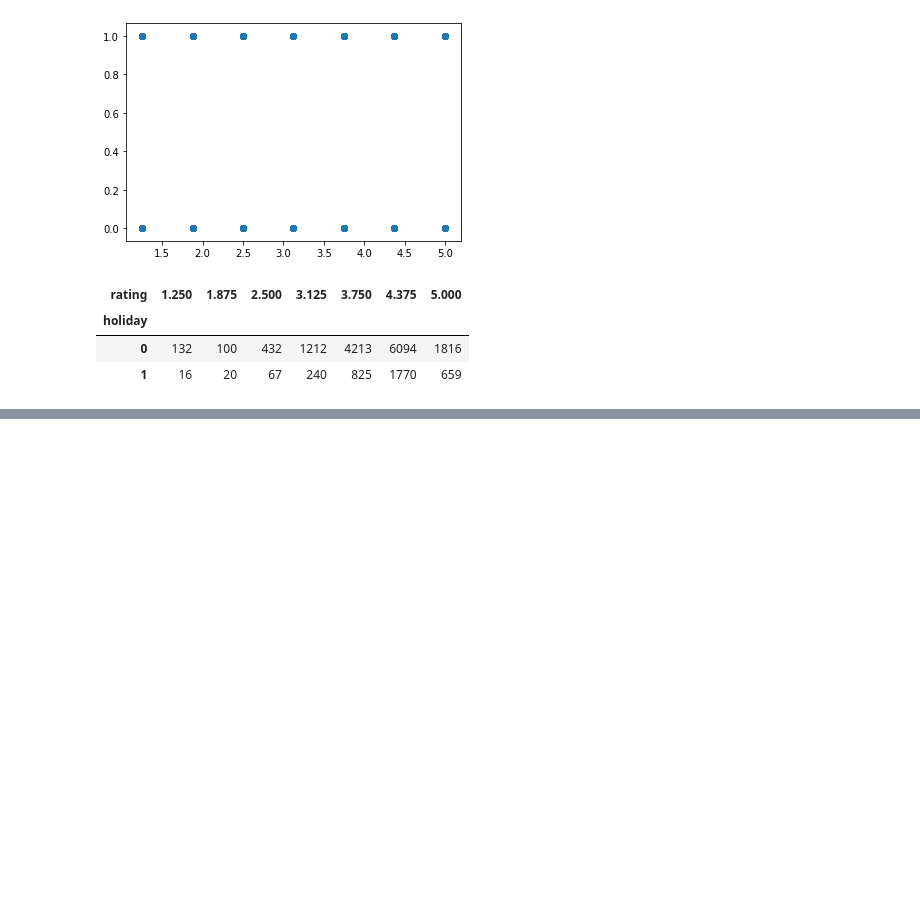
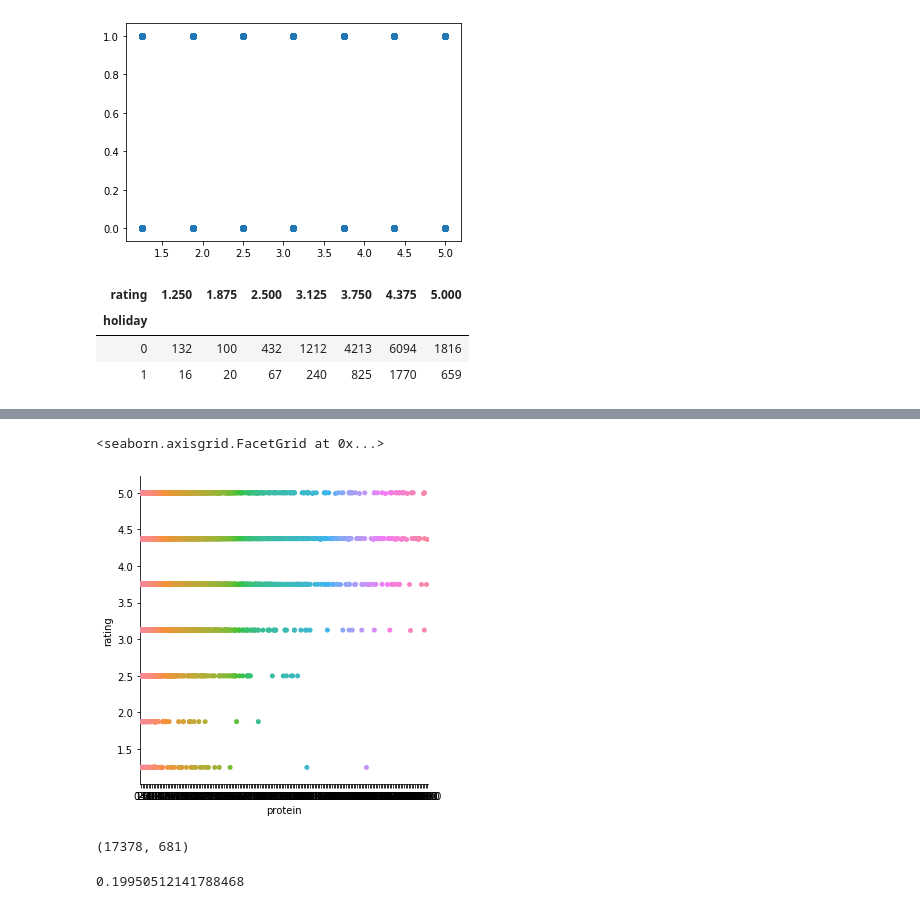
Before and after one commit to ivesulca/Recipe_Rating_Prediction, a Jupyter notebook: finalproj_bw_dataclean.ipynb, the cells around one changed output, grey strips where cells are left out. Saved outputs shown, nothing was run; the diff lists cells and outputs as text; code cells hidden in the pictures; blank space fills up the shorter version.

```diff
--- a/finalproj_bw_dataclean.ipynb
+++ b/finalproj_bw_dataclean.ipynb
@@ -184,0 +248,17 @@ pd.crosstab(X.holiday, y)
+# %%
+sns.catplot(x="protein", y="rating",  data=pd.concat([X,y], axis=1))
+# %% [output]
+<seaborn.axisgrid.FacetGrid at 0x...>
+[figure, added]
+# %%
+X.shape
+# %% [output]
+(17378, 681)
+# %%
+# SODIUM
+
+#checking nulls: over 20% (3.4k records)
+nulls=X.loc[(X.sodium.isna())]
+nulls.shape[0]/X.shape[0]
+# %% [output]
+0.19950512141788468
```
Also changed, not shown: parts of 15 cells of this notebook, 1 other file.
